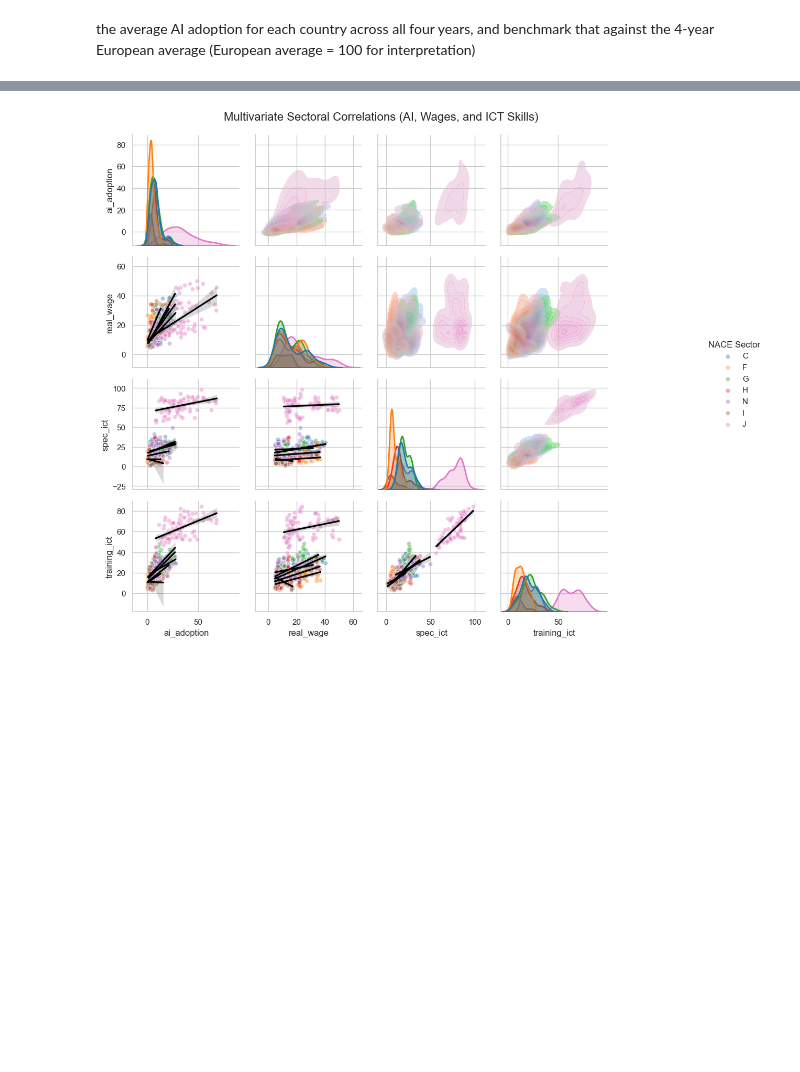
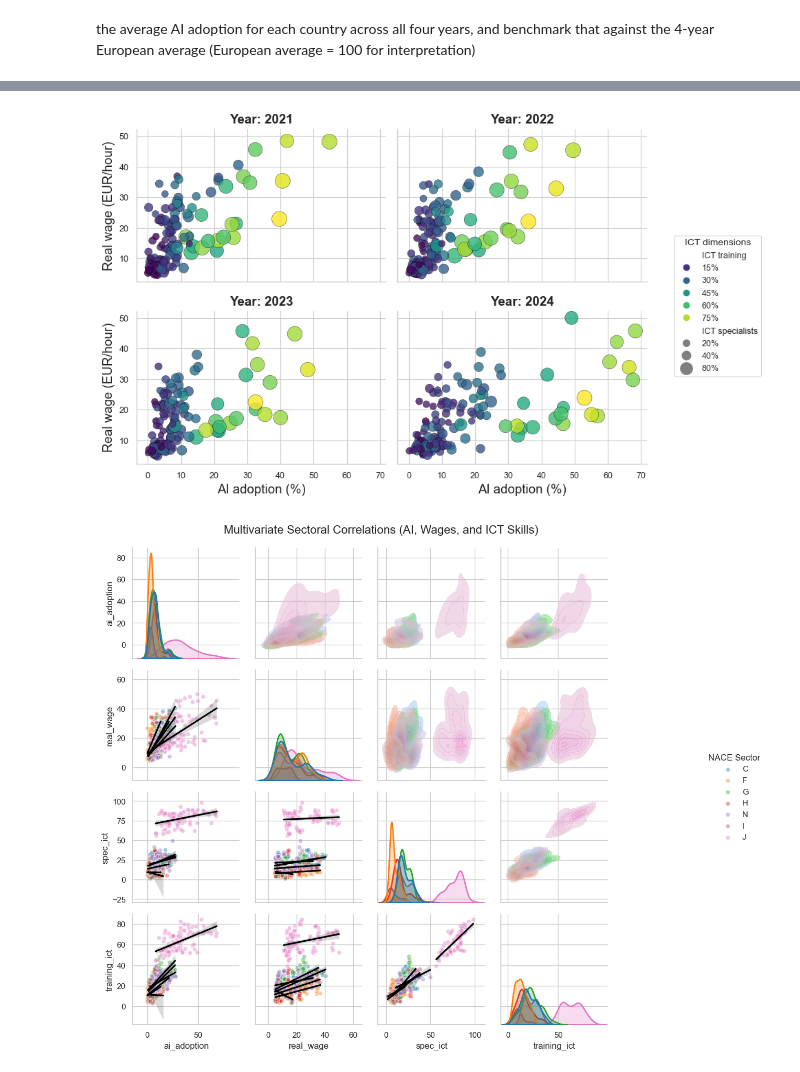
Before and after one commit to Martyniuk-y/Master_thesis, a Jupyter notebook: EDA.ipynb, the cells around one changed output, grey strips where cells are left out. Cells and saved outputs as stored; diff of their text form; code cells hidden in the pictures; blank space fills up the shorter version.

```diff
--- a/EDA.ipynb
+++ b/EDA.ipynb
@@ -362,3 +311,103 @@ plot_4d_bubble_facets(data)
+# %%
+import seaborn as sns
+import matplotlib.pyplot as plt
+import matplotlib.lines as mlines
+import matplotlib.patches as mpatches
+import numpy as np
+
+def plot_4d_bubble_facets(df, filename=None):
+    # Bigger base fonts for publication
+    sns.set_theme(style="whitegrid", context="paper")
+    sns.set_context("paper", font_scale=1.4)
+
+    # 2x2 layout instead of 1x4 (more vertical space per panel)
+    g = sns.FacetGrid(
+        df,
+        col="year",
+        col_wrap=2,
+        height=3.0,      # panel height in inches
+        aspect=1.6       # width = height * aspect
+    )
+
+    g.map_dataframe(
+        sns.scatterplot,
+        x="ai_adoption",
+        y="real_wage",
+        hue="training_ict",
+        size="spec_ict",
+        sizes=(40, 250),     # slightly larger points
+        palette="viridis",
+        alpha=0.8,
+        edgecolor="black",
+        linewidth=0.3,
+        legend=False
+    )
+
+    g.set_axis_labels("AI adoption (%)", "Real wage (EUR/hour)")
+    g.set_titles("Year: {col_name}")
+
+    # Make tick labels readable
+    for ax in g.axes.flat:
+        ax.tick_params(labelsize=9)
+
+    # Build custom legend (training colour + spec sizes)
+    ax = g.axes.flat[-1]
+    cmap = plt.cm.viridis
+    training_min, training_max = df['training_ict'].min(), df['training_ict'].max()
+    training_levels = [15, 30, 45, 60, 75]
+
+    training_norm = plt.Normalize(training_min, training_max)
+    color_handles = [
+        mlines.Line2D(
+            [0], [0],
+            marker='o', color='w',
+            markerfacecolor=cmap(training_norm(v)),
+            markersize=8,
+            label=f"{v:.0f}%"
+        )
+        for v in training_levels
+    ]
+
+    spec_min, spec_max = df['spec_ict'].min(), df['spec_ict'].max()
+    spec_levels = [20, 40, 80]
+    size_min, size_max = 40, 250
+
+    size_handles = [
+        mlines.Line2D(
+            [0], [0],
+            marker='o', color='w',
+            markerfacecolor='grey',
+            markersize=np.sqrt(size_min + (v - spec_min) / (spec_max - spec_min) * (size_max - size_min)),
+            label=f"{v:.0f}%"
+        )
+        for v in spec_levels
+    ]
+
+    training_title = mpatches.Patch(color='none', label='ICT training')
+    spec_title = mpatches.Patch(color='none', label='ICT specialists')
+
+    all_handles = [training_title] + color_handles + [spec_title] + size_handles
+
+    g.fig.subplots_adjust(right=0.85)  # leave room for legend
+    g.fig.legend(
+        handles=all_handles,
+        title="ICT dimensions",
+        loc='center right',
+        bbox_to_anchor=(1.03, 0.50),
+        frameon=True,
+        fontsize=9,
+        title_fontsize=10
+    )
+
+    if filename is not None:
+        # High-resolution export for Word/PDF
+        g.savefig(filename, dpi=300)
+    plt.show()
+
+# Example call
+plot_4d_bubble_facets(data, filename="figure6_ai_wage_ict_facets.png")
+# %% [output]
+[figure, added]
 # %%
 import scipy.stats as stats
 
```
Also changed, not shown: parts of 19 cells of this notebook, 29 other files.
